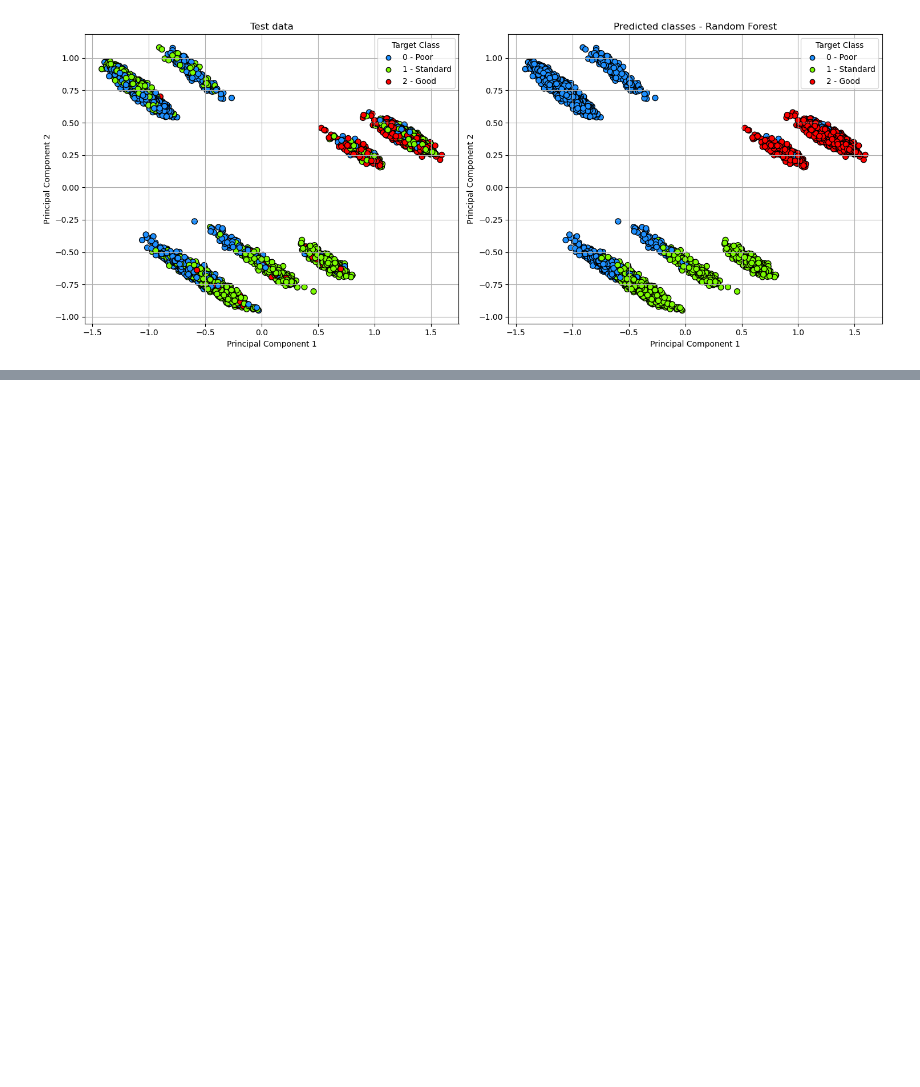
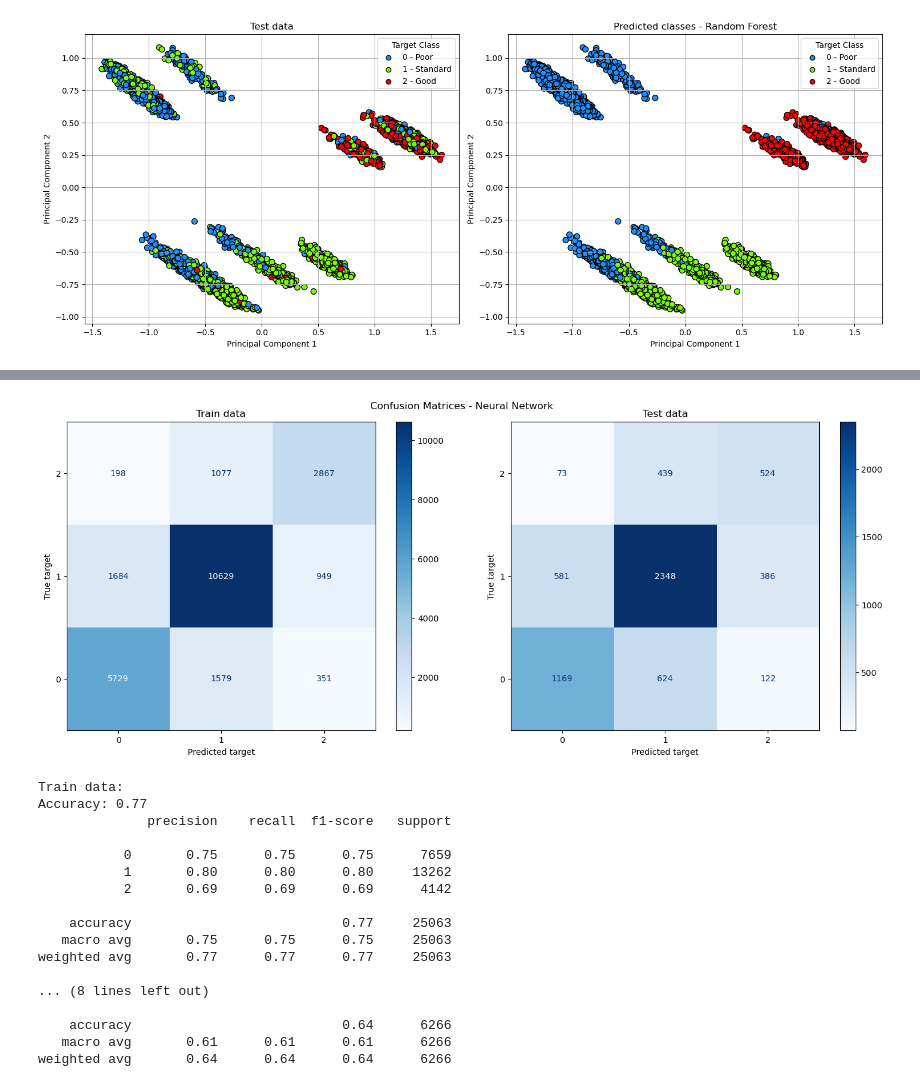
Before and after one commit to Radoslaw-Polak/Credit-Scoring-Modelling, a Jupyter notebook: test_v2.ipynb, the cells around one changed output, grey strips where cells are left out. Drawn from its saved outputs; the diff is of its cells as text; code cells hidden in the pictures; blank space fills up the shorter version.

```diff
--- a/test_v2.ipynb
+++ b/test_v2.ipynb
@@ -576,10 +576,10 @@ X_train, X_test, y_train, y_test = train_test_split(X, y, test_size=0.2, random_
 log_regression_model = linear_model.LogisticRegression(multi_class='multinomial', solver='lbfgs', class_weight='balanced')
 
 log_regression_model.fit(X_train, y_train)
-y_train_probs = log_regression_model.predict_proba(X_train)
-y_probs = log_regression_model.predict_proba(X_test)
+y_probs_LR_train = log_regression_model.predict_proba(X_train)
+y_probs_LR_test = log_regression_model.predict_proba(X_test)
 
-(y_train_probs, y_probs)
+(y_probs_LR_train, y_probs_LR_test)
 # %% [output]
 (array([[0.07511648, 0.12735612, 0.7975274 ],
         [0.69885182, 0.28602308, 0.0151251 ],
@@ -596,9 +596,9 @@ y_probs = log_regression_model.predict_proba(X_test)
         [0.0914366 , 0.80406455, 0.10449885],
         [0.68798293, 0.24387139, 0.06814568]]))
 # %%
-y_train_pred = log_regression_model.predict(X_train)
-y_pred = log_regression_model.predict(X_test)
-(y_train_pred, y_pred)
+y_pred_LR_train = log_regression_model.predict(X_train)
+y_pred_LR_test = log_regression_model.predict(X_test)
+(y_pred_LR_train, y_pred_LR_test)
 # %% [output]
 (array([2, 0, 0, ..., 1, 1, 2], dtype=int64),
  array([2, 2, 2, ..., 2, 1, 0], dtype=int64))
@@ -849,0 +958,36 @@ pca_visualization(X_test, y_test, y_pred_RF_test, model_name='Random Forest')
+# %%
+cm_train_NN, cm_test_NN = display_confusion_matrix(y_train=y_train_tensor.cpu().numpy(),
+                                                   y_train_pred=y_pred_NN_train,
+                                                   y_test=y_test_tensor.cpu().numpy(),
+                                                   y_pred=y_pred_NN_test.cpu().numpy(),
+                                                   title='Confusion Matrices - Neural Network',
+                                                   cmap="Blues")
+display_quality_metrics(y_true=y_train_tensor.cpu().numpy(),
+                        y_pred=y_pred_NN_train,
+                        y_probs=y_probs_NN_train,
+                        label='Train data',
+                        pr_curve_title='PR AUC Neural Network - Train data')
+display_quality_metrics(y_true=y_test_tensor.cpu().numpy(),
+                        y_pred=y_pred_NN_test.cpu().numpy(),
+                        y_probs=y_probs_NN_test,
+                        label='\nTest data',
+                        pr_curve_title='PR AUC Neural Network - Test data')
+# %% [output]
+[figure, added]
+Train data:
+Accuracy: 0.77
+              precision    recall  f1-score   support
+
+           0       0.75      0.75      0.75      7659
+           1       0.80      0.80      0.80     13262
+           2       0.69      0.69      0.69      4142
+
+    accuracy                           0.77     25063
+   macro avg       0.75      0.75      0.75     25063
+weighted avg       0.77      0.77      0.77     25063
+
+... (8 lines left out)
+
+    accuracy                           0.64      6266
+   macro avg       0.61      0.61      0.61      6266
+weighted avg       0.64      0.64      0.64      6266
```
Also changed, not shown: parts of 13 cells of this notebook, 1 other file.
